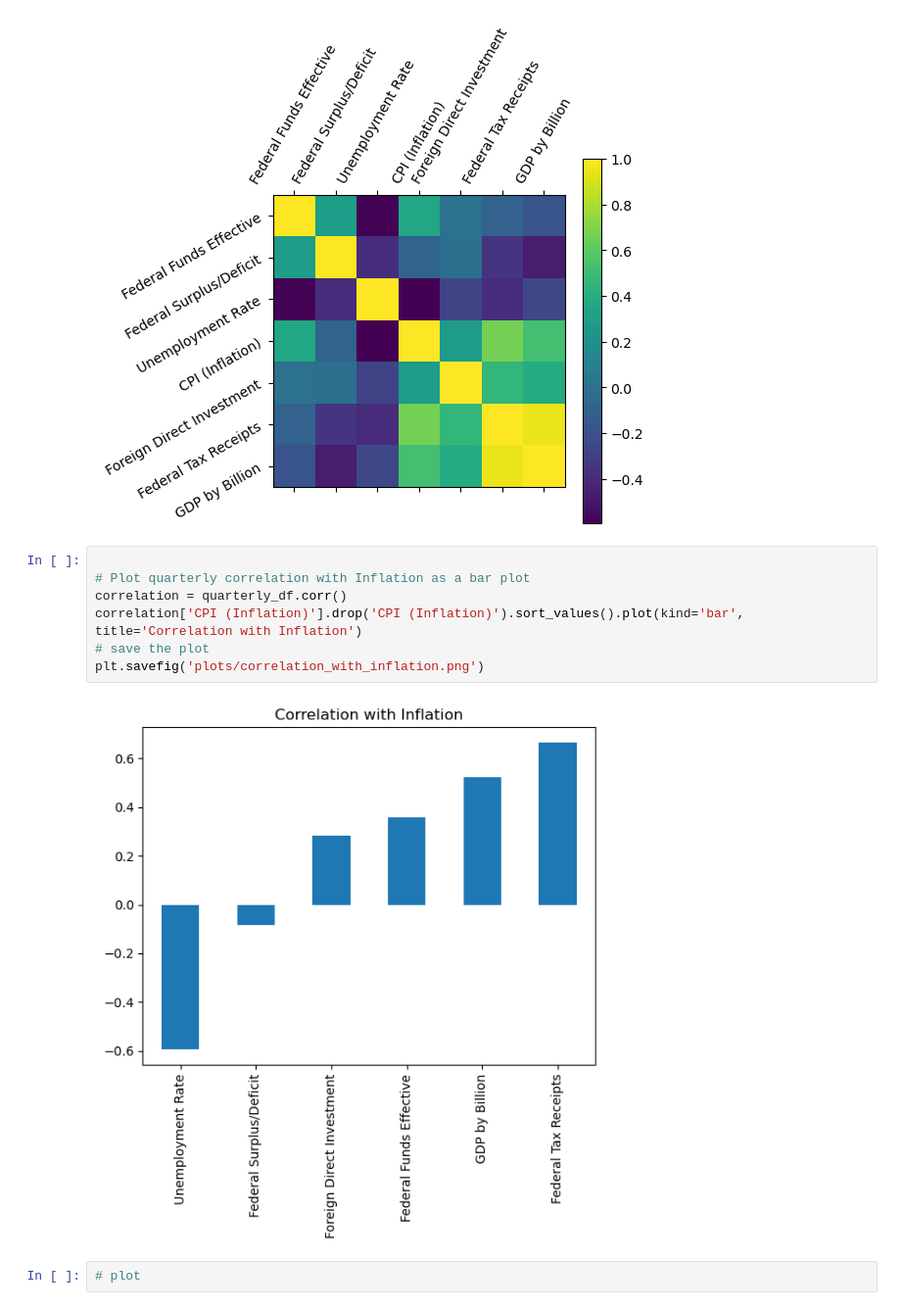
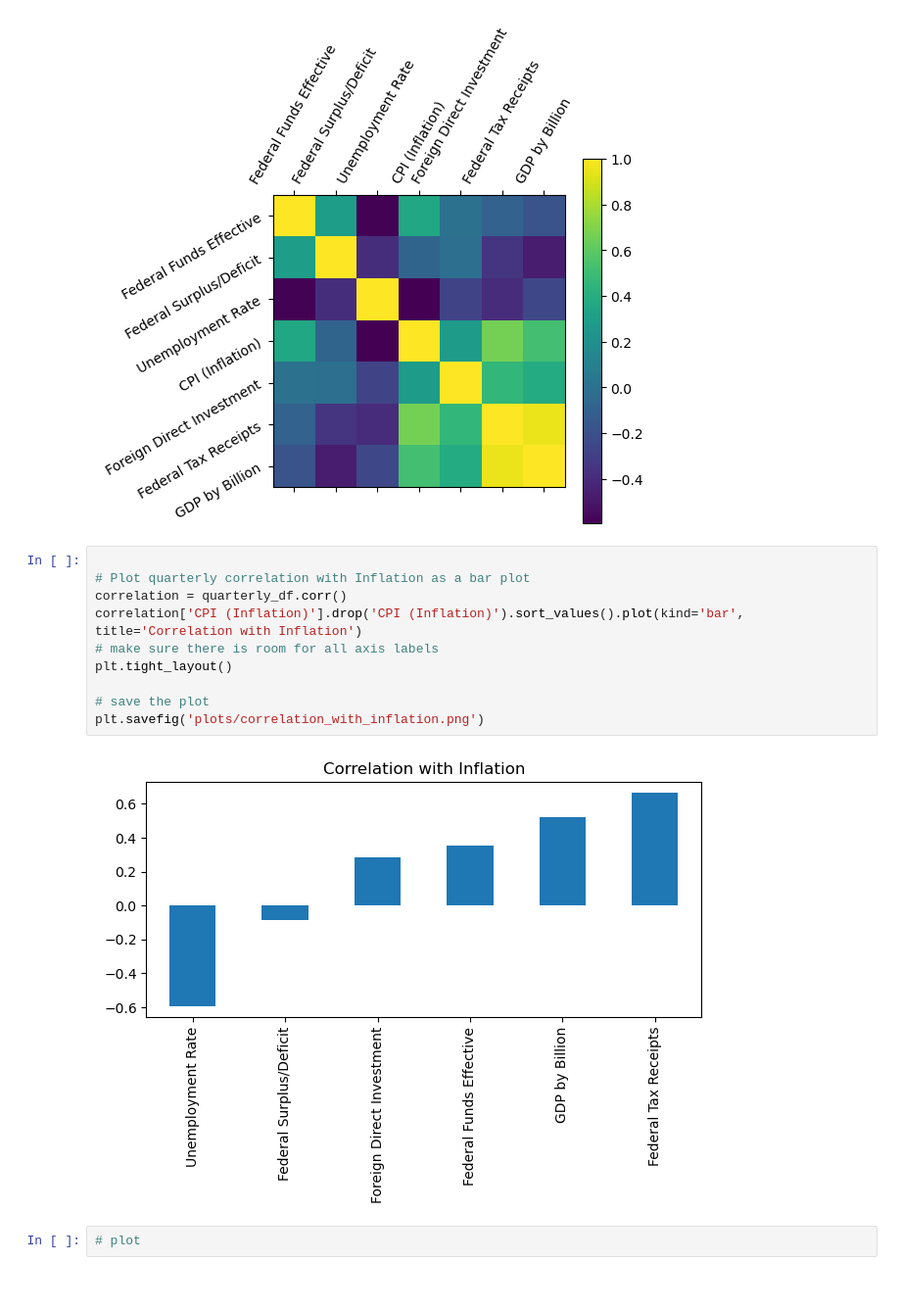
Before and after one commit to jbgraham073/ai_group_project_1, a Jupyter notebook: main.ipynb, the cells around one changed output. Shown at 98% size. Drawn from its saved outputs; the diff is of its cells as text.

Commit message:
Adjusted margins on correlations with inflation to show all labels

```diff
--- a/main.ipynb
+++ b/main.ipynb
@@ -201,12 +201,15 @@ plt.show()
 # %%
 
 # Plot quarterly correlation with Inflation as a bar plot
 correlation = quarterly_df.corr()
 correlation['CPI (Inflation)'].drop('CPI (Inflation)').sort_values().plot(kind='bar', title='Correlation with Inflation')
+# make sure there is room for all axis labels
+plt.tight_layout()
+
 # save the plot
 plt.savefig('plots/correlation_with_inflation.png')
 # %% [output]
-[figure, old version]
+[figure, new version]
 # %%
 # plot
 # %%
```
Also changed, not shown: 1 other file.
